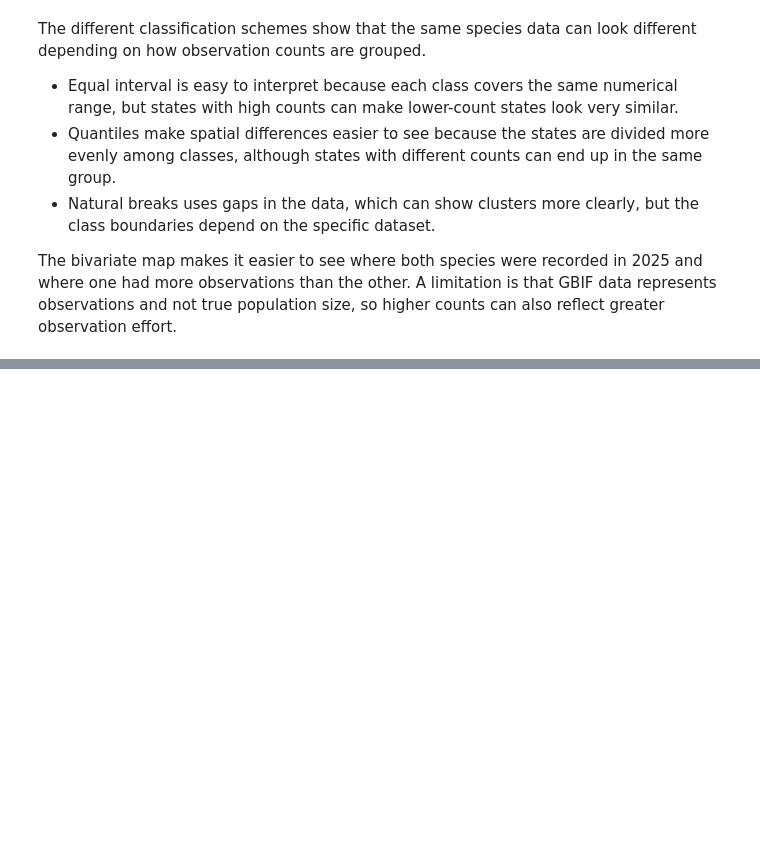
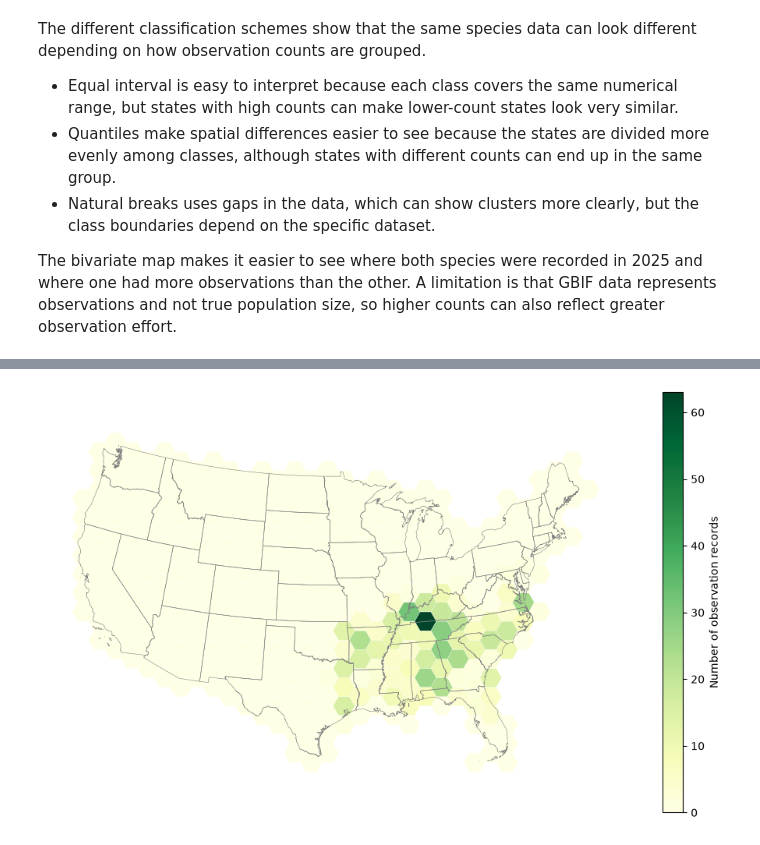
Before and after one commit to achakarova/geog592-achakaro, a Jupyter notebook: homework/week09/achakaro_hw09.ipynb, the cells around one changed output, grey strips where cells are left out. Cells and saved outputs as stored; diff of their text form; code cells hidden in the pictures; blank space fills up the shorter version.

```diff
--- a/homework/week09/achakaro_hw09.ipynb
+++ b/homework/week09/achakaro_hw09.ipynb
@@ -331,0 +389,33 @@ The bivariate map makes it easier to see where both species were recorded in 202
+# %%
+points = points.drop(columns=["index_right"]) #remove the index column created by the previous spatial join
+points = points.reset_index(drop=True)
+points["point_id"] = points.index
+
+joined = gpd.sjoin(points, grid[["hex_id", "geometry"]], how="inner", predicate="intersects") #Assign every bamboo observation to a hexagon
+joined = joined.sort_values("hex_id").drop_duplicates("point_id") #Make sure a point on a hexagon edge is only counted once
+# %%
+hex_counts = joined.groupby(["hex_id", "species"]).size().unstack(fill_value=0)
+if "Arundinaria gigantea" not in hex_counts.columns:
+    hex_counts["Arundinaria gigantea"] = 0
+if "Arundinaria tecta" not in hex_counts.columns:
+    hex_counts["Arundinaria tecta"] = 0
+# %%
+grid = grid.merge(hex_counts, left_on="hex_id", right_index=True, how="left")
+species = ["Arundinaria gigantea", "Arundinaria tecta"]
+
+grid[species] = grid[species].fillna(0)
+grid["total"] = grid[species].sum(axis=1)
+# %%
+def hexCountMap(ax, grid, states):
+    grid.plot(ax=ax, column="total", cmap="YlGn", edgecolor="white", linewidth=0.2, legend=True, legend_kwds={"label": "Number of observation records"})
+    states.boundary.plot(ax=ax, color="gray", linewidth=0.4)
+    ax.set_axis_off()
+    return ax
+# %%
+fig, ax = plt.subplots(figsize=(12, 7))
+hexCountMap(ax, grid, states)
+
+#fig.savefig("bamboo_hexagon_2025.png", dpi=300, bbox_inches="tight")
+plt.show()
+# %% [output]
+[figure, added]
```
Also changed, not shown: parts of 8 cells of this notebook, 4 other files.
